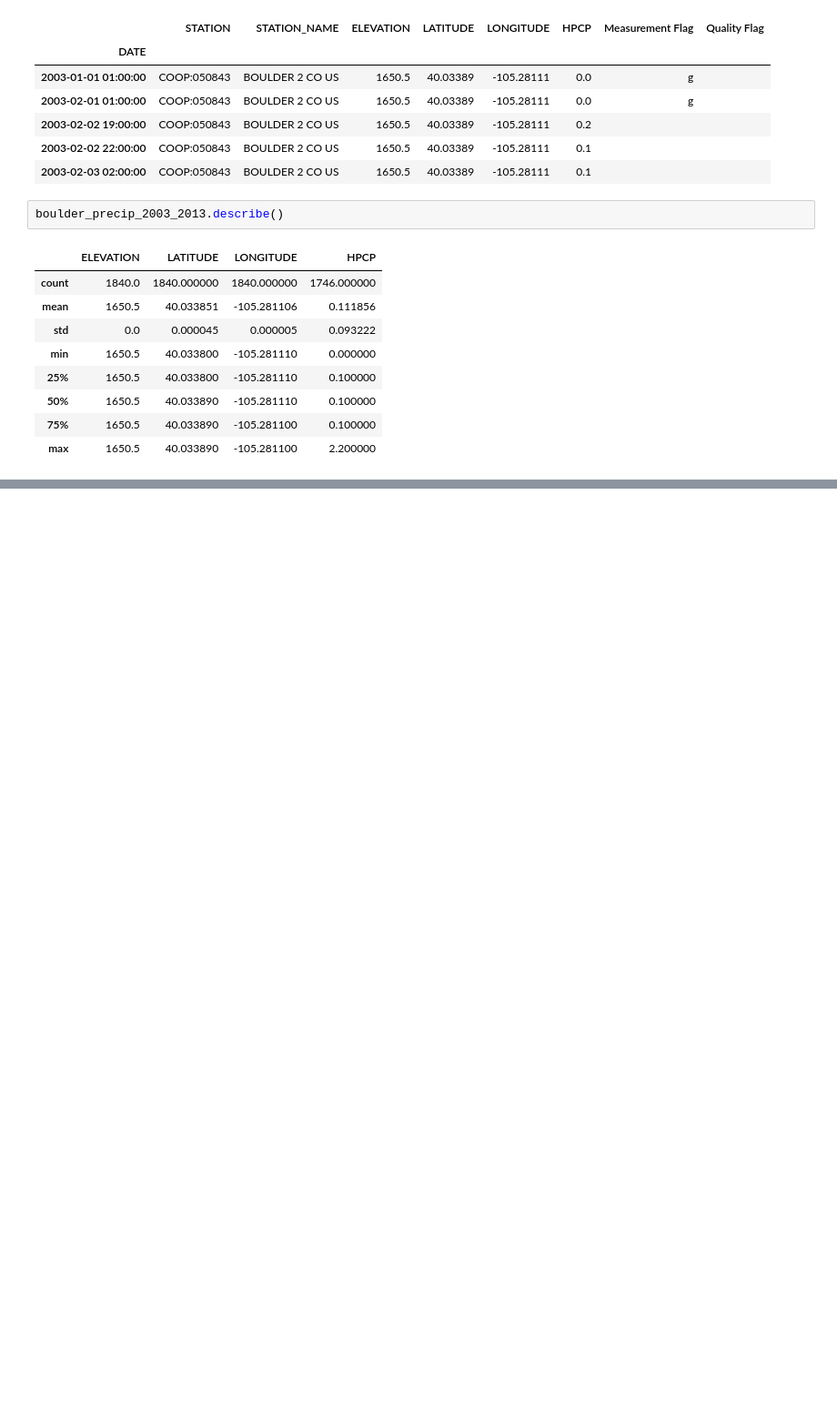
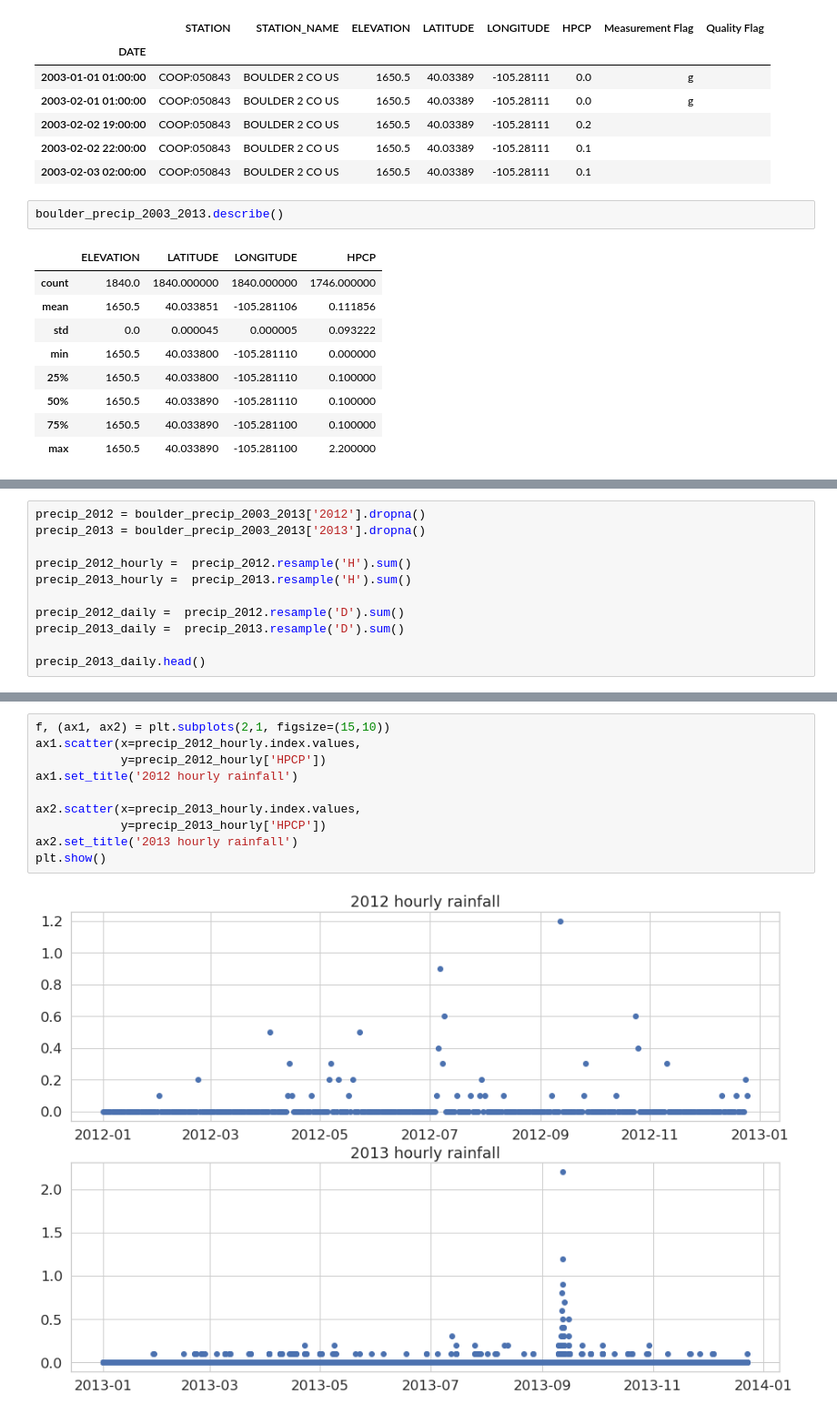
Before and after one commit to lrhf97/earth-analytics, a Jupyter notebook: colorado.ipynb, the cells around one changed output, grey strips where cells are left out. Shown at 91% size. Saved outputs shown, nothing was run; the diff lists cells and outputs as text; blank space fills up the shorter version.

```diff
--- a/colorado.ipynb
+++ b/colorado.ipynb
@@ -89,0 +132,11 @@ plt.show()
+# %%
+precip_2012 = boulder_precip_2003_2013['2012'].dropna()
+precip_2013 = boulder_precip_2003_2013['2013'].dropna()
+
+precip_2012_hourly =  precip_2012.resample('H').sum()
+precip_2013_hourly =  precip_2013.resample('H').sum()
+
+precip_2012_daily =  precip_2012.resample('D').sum()
+precip_2013_daily =  precip_2013.resample('D').sum()
+
+precip_2013_daily.head()
@@ -89,0 +151,12 @@ plt.show()
+# %%
+f, (ax1, ax2) = plt.subplots(2,1, figsize=(15,10))
+ax1.scatter(x=precip_2012_hourly.index.values,
+            y=precip_2012_hourly['HPCP'])
+ax1.set_title('2012 hourly rainfall')
+
+ax2.scatter(x=precip_2013_hourly.index.values,
+            y=precip_2013_hourly['HPCP'])
+ax2.set_title('2013 hourly rainfall')
+plt.show()
+# %% [output]
+[figure, added]
```
Also changed, not shown: parts of 11 cells of this notebook.
